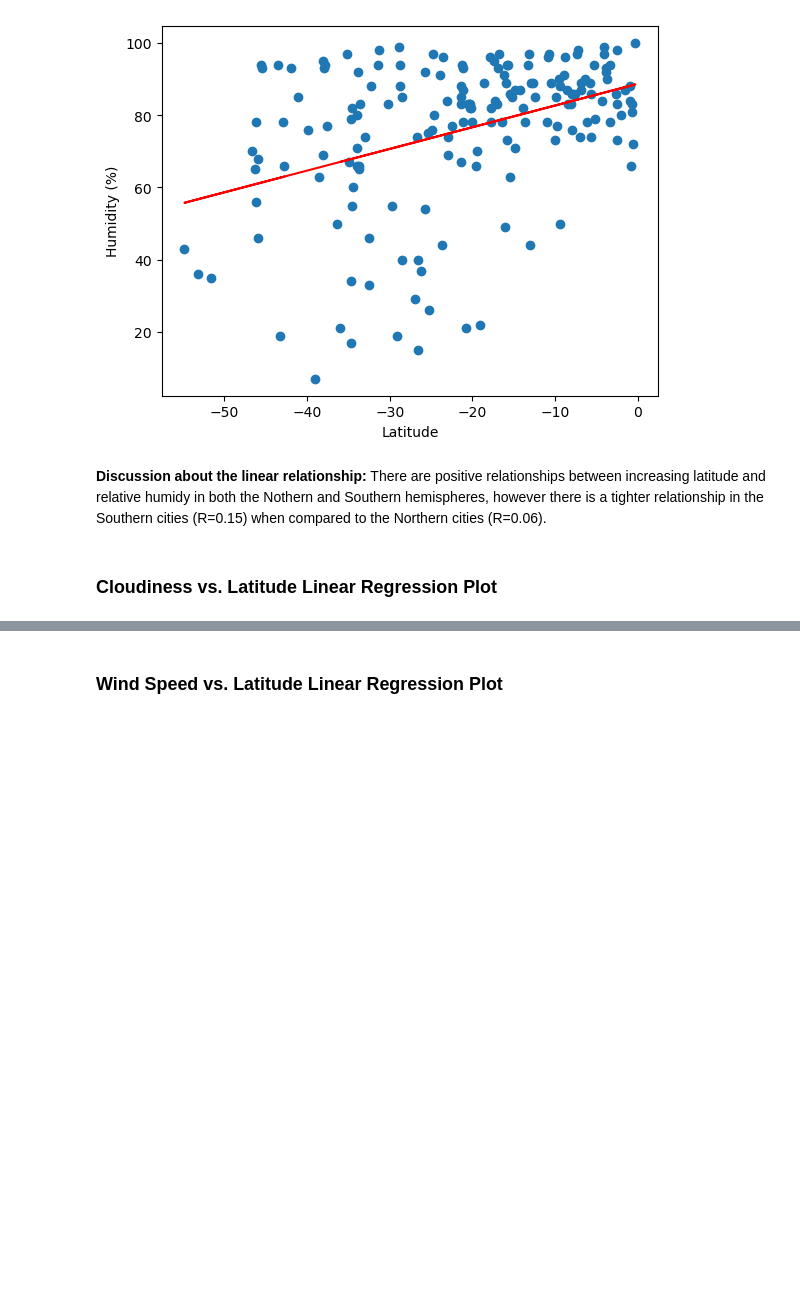
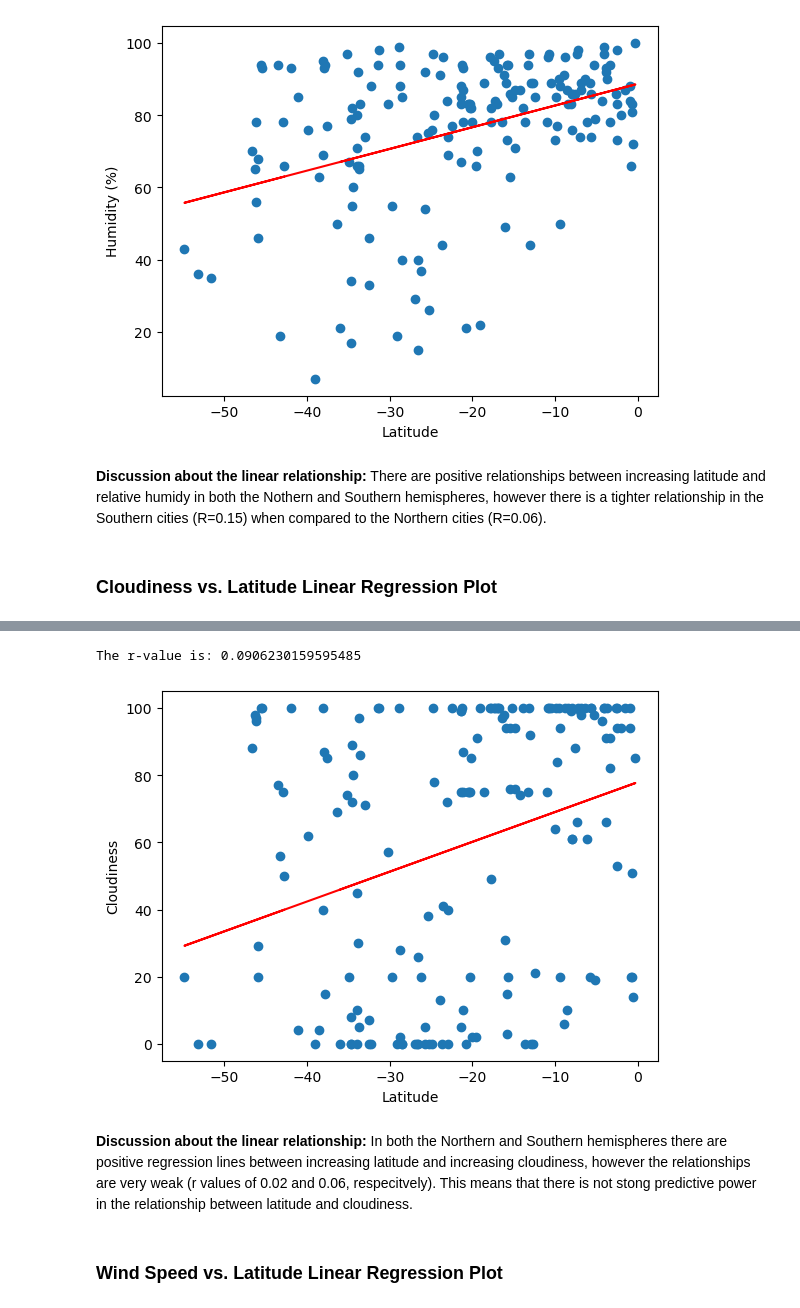
Before and after one commit to adampaganini/WeatherPy, a Jupyter notebook: WeatherPy.ipynb, the cells around one changed output, grey strips where cells are left out. Cells and saved outputs as stored; diff of their text form; code cells hidden in the pictures; blank space fills up the shorter version.

```diff
--- a/WeatherPy.ipynb
+++ b/WeatherPy.ipynb
@@ -380,2 +346,10 @@ The r-value is: 0.02056735429994368
+# %%
+# Southern Hemisphere
+regress(southern_hemi_df['Lat'], southern_hemi_df['Cloudiness'], 'Cloudiness')
+# %% [output]
+The r-value is: 0.0906230159595485
+[figure, added]
+# %% [markdown]
+**Discussion about the linear relationship:** In both the Northern and Southern hemispheres there are positive regression lines between increasing latitude and increasing cloudiness, however the relationships are very weak (r values of 0.02 and 0.06, respecitvely).  This means that there is not stong predictive power in the relationship between latitude and cloudiness.
 # %% [markdown]
 ### Wind Speed vs. Latitude Linear Regression Plot
```
Also changed, not shown: parts of 17 cells of this notebook, 1 other file.
